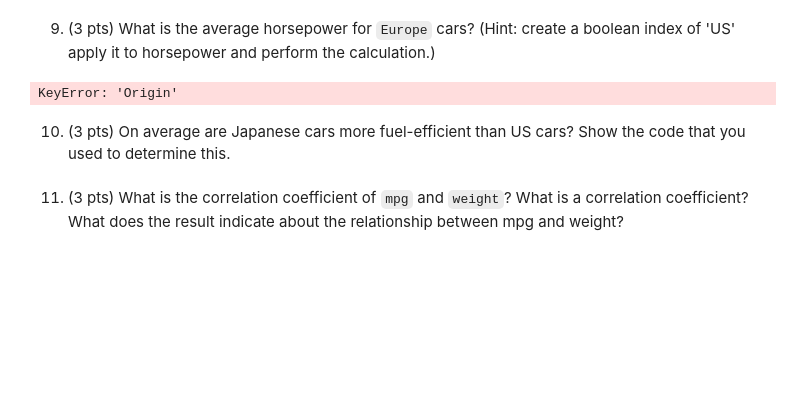
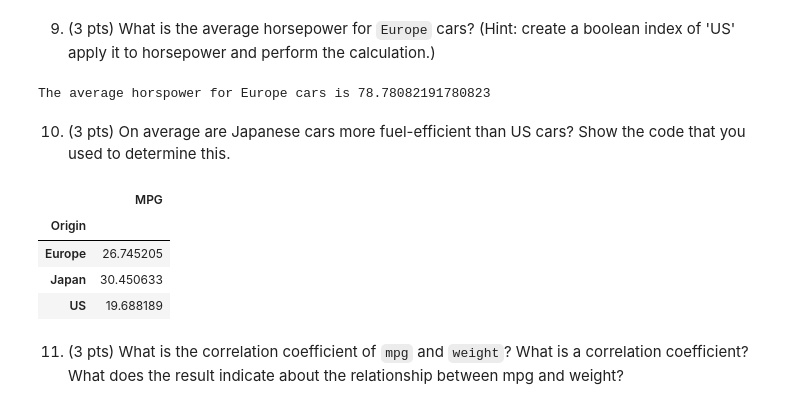
Before and after one commit to alec-arnold-1/comp_sci, a Jupyter notebook: AlecArnold_csci1070/week_03_homework.ipynb, the cells around one changed output. Saved outputs shown, nothing was run; the diff lists cells and outputs as text; code cells hidden in the pictures; blank space fills up the shorter version.

```diff
--- a/AlecArnold_csci1070/week_03_homework.ipynb
+++ b/AlecArnold_csci1070/week_03_homework.ipynb
@@ -119,13 +221,40 @@ df.describe
 import pandas as pd
 import numpy as np
 
-df = pd.read_csv('cars.csv')
+df = pd.read_csv('cars.csv', delimiter=';')
 
-df.groupby("Origin")
+origin_array2 = df['Origin'] == 'Europe'
+
+print("The average horspower for Europe cars is",df[origin_array2]['Horsepower'].mean())
 # %% [output]
-KeyError: 'Origin'
+The average horspower for Europe cars is 78.78082191780823
 # %% [markdown]
 10. (3 pts) On average are Japanese cars more fuel-efficient than US cars? Show the code that you used to determine this.
+# %%
+import pandas as pd
+import numpy as np
+import math
+import statistics
+
+df = pd.read_csv('cars.csv', delimiter=';')
+
+
+
+df1 = df.groupby('Origin')
+
+df1[['MPG']].agg({'MPG':'mean'})
+
+
+# Japanese cars are more fuel efficient than US cars on average.
+
+
+#print(df.groupby('Origin')['MPG'].mean())
+# %% [output]
+|  | MPG |
+| Origin |  |
+| Europe | 26.745205 |
+| Japan | 30.450633 |
+| US | 19.688189 |
 # %% [markdown]
 11. (3 pts) What is the correlation coefficient of `mpg` and `weight`? What is a correlation coefficient? What does the result indicate about the relationship between mpg and weight?
 # %%
```
Also changed, not shown: parts of 13 cells of this notebook.
